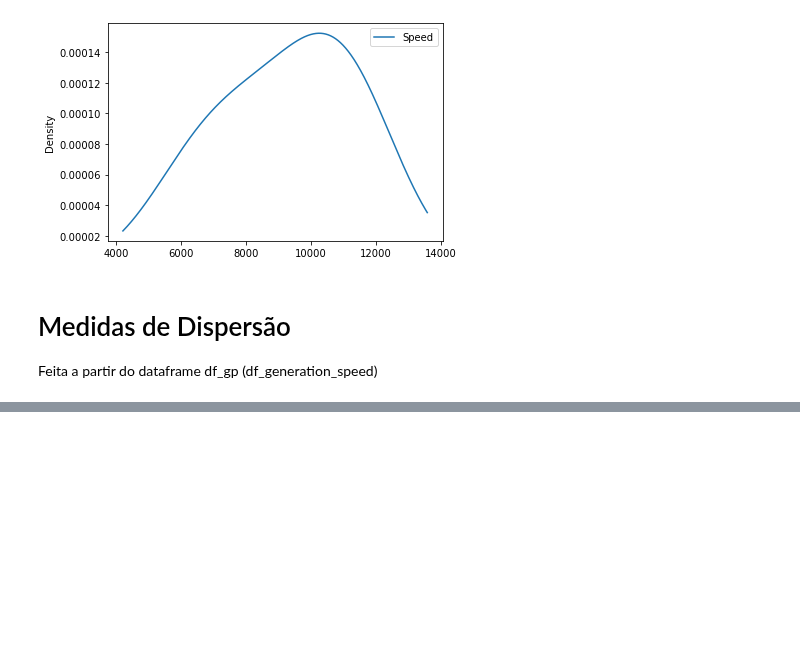
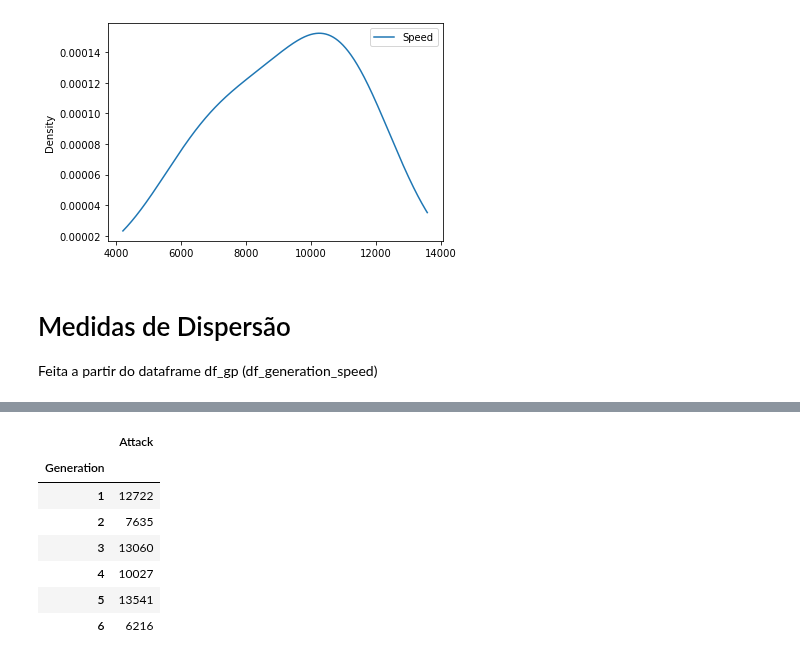
Before and after one commit to mathemaia/studies, a Jupyter notebook: Python/Jupyter/pokemon/pokemon.ipynb, the cells around one changed output, grey strips where cells are left out. Cells and saved outputs as stored; diff of their text form; code cells hidden in the pictures; blank space fills up the shorter version.

```diff
--- a/Python/Jupyter/pokemon/pokemon.ipynb
+++ b/Python/Jupyter/pokemon/pokemon.ipynb
@@ -108,0 +139,12 @@ for i in valores_speed:
+# %%
+gen_infos = gen_infos.groupby('Generation').sum()
+gen_infos
+# %% [output]
+|  | Attack |
+| Generation |  |
+| 1 | 12722 |
+| 2 | 7635 |
+| 3 | 13060 |
+| 4 | 10027 |
+| 5 | 13541 |
+| 6 | 6216 |
```
Also changed, not shown: parts of 17 cells of this notebook.
